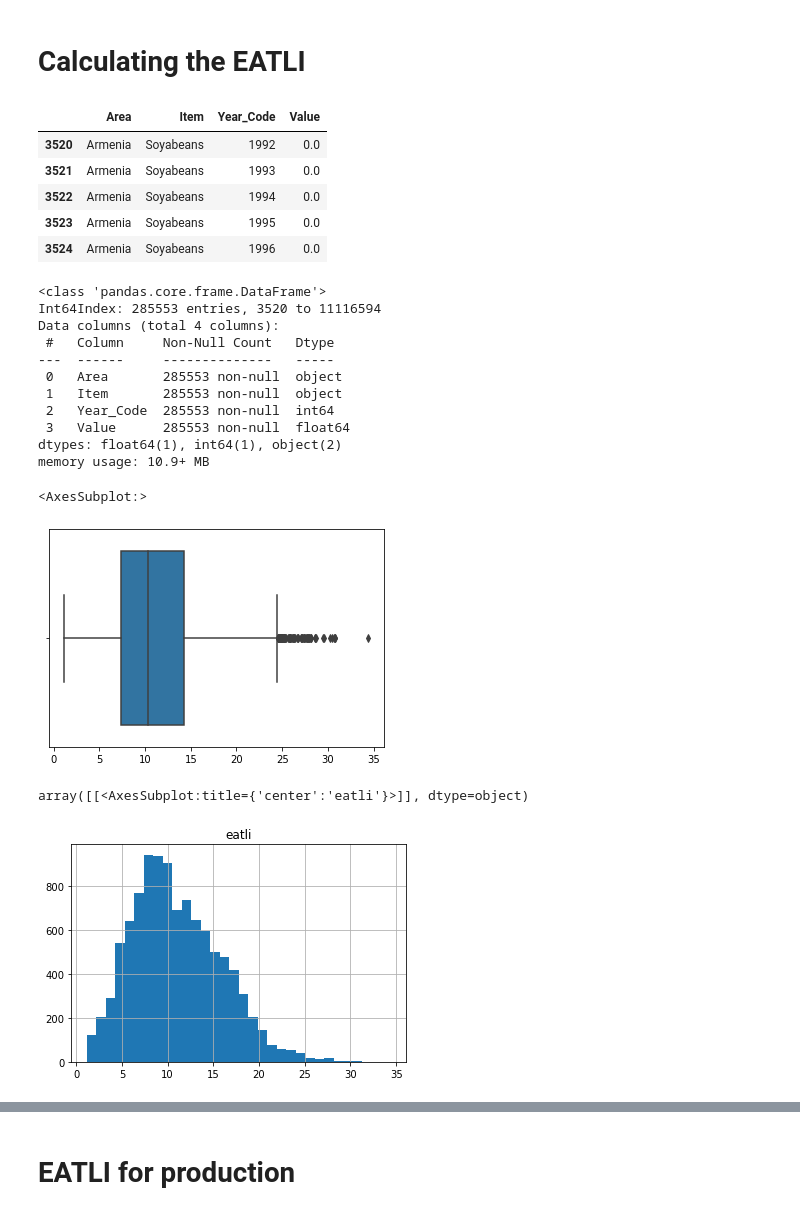
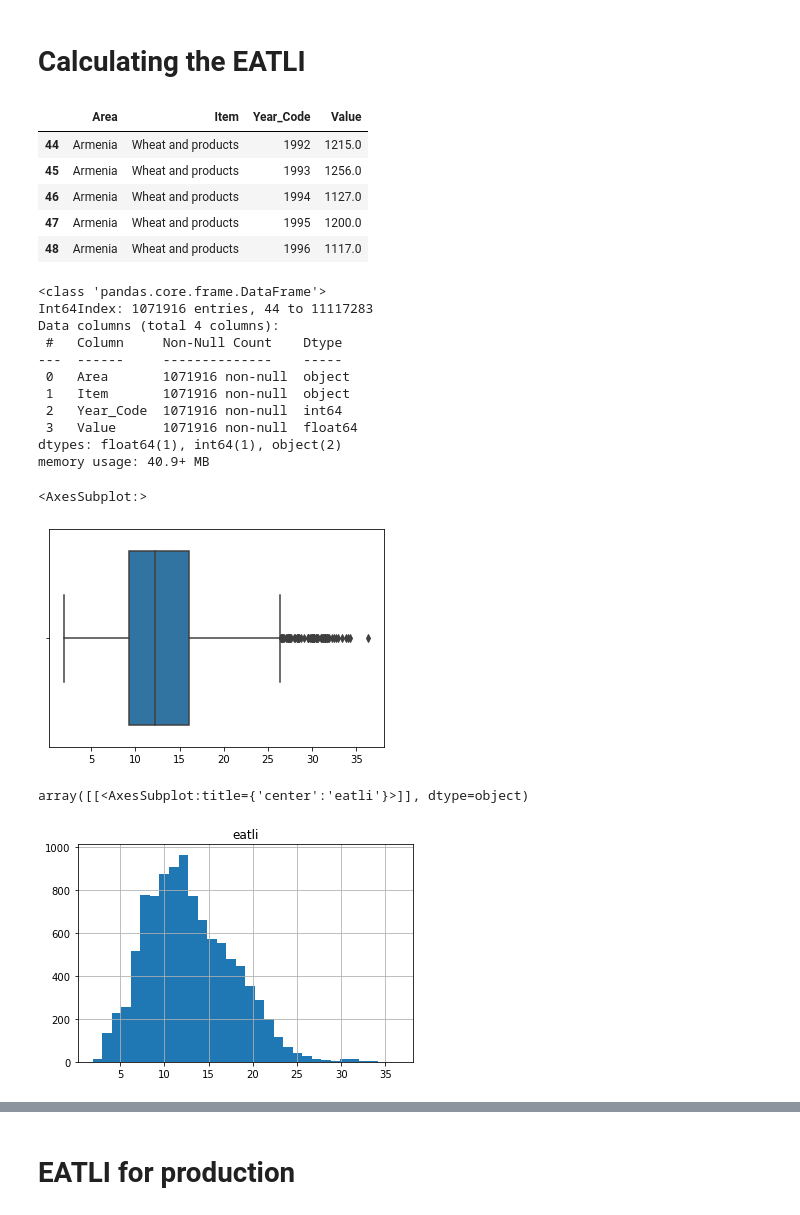
Before and after one commit to Michael-Suttle/assignment_2, a Jupyter notebook: Part_01.ipynb, the cells around one changed output, grey strips where cells are left out. Drawn from its saved outputs; the diff is of its cells as text; code cells hidden in the pictures.

```diff
--- a/Part_01.ipynb
+++ b/Part_01.ipynb
@@ -508,34 +510,34 @@ fbs_df_kcal_eatl = fbs_df_kcal[fbs_df_kcal.Item.isin(eatlitems)]
 # %%
-fbs_df_kcal_eatl = fbs_df_kcal_eatl[["Area","Item","Year_Code","Value"]]
+fbs_kcal = fbs_kcal[["Area","Item","Year_Code","Value"]]
 # %%
-fbs_df_kcal_eatl.head(5)
+fbs_kcal.head(5)
 # %% [output]
 |  | Area | Item | Year_Code | Value |
-| 3520 | Armenia | Soyabeans | 1992 | 0.0 |
-| 3521 | Armenia | Soyabeans | 1993 | 0.0 |
-| 3522 | Armenia | Soyabeans | 1994 | 0.0 |
-| 3523 | Armenia | Soyabeans | 1995 | 0.0 |
-| 3524 | Armenia | Soyabeans | 1996 | 0.0 |
+| 44 | Armenia | Wheat and products | 1992 | 1215.0 |
+| 45 | Armenia | Wheat and products | 1993 | 1256.0 |
+| 46 | Armenia | Wheat and products | 1994 | 1127.0 |
+| 47 | Armenia | Wheat and products | 1995 | 1200.0 |
+| 48 | Armenia | Wheat and products | 1996 | 1117.0 |
 # %%
-fbs_df_kcal_eatl.info()
+fbs_kcal.info()
 # %% [output]
 <class 'pandas.core.frame.DataFrame'>
-Int64Index: 285553 entries, 3520 to 11116594
+Int64Index: 1071916 entries, 44 to 11117283
 Data columns (total 4 columns):
- #   Column     Non-Null Count   Dtype
----  ------     --------------   -----
- 0   Area       285553 non-null  object
- 1   Item       285553 non-null  object
- 2   Year_Code  285553 non-null  int64
- 3   Value      285553 non-null  float64
+ #   Column     Non-Null Count    Dtype
+---  ------     --------------    -----
+ 0   Area       1071916 non-null  object
+ 1   Item       1071916 non-null  object
+ 2   Year_Code  1071916 non-null  int64
+ 3   Value      1071916 non-null  float64
 dtypes: float64(1), int64(1), object(2)
-memory usage: 10.9+ MB
+memory usage: 40.9+ MB
 # %%
-fbs_df_kcal_eatl_pvt = pd.pivot(fbs_df_kcal_eatl, index=["Area","Year_Code"], columns="Item", values="Value")
-fbs_df_kcal_eatl_pvt = fbs_df_kcal_eatl_pvt.reset_index()
-fbs_df_kcal_eatl_pvt.columns=fbs_df_kcal_eatl_pvt.columns.str.replace(' ','_')
-fbs_df_kcal_eatl_pvt.columns=fbs_df_kcal_eatl_pvt.columns.str.replace('-','')
-fbs_df_kcal_eatl_pvt.columns=fbs_df_kcal_eatl_pvt.columns.str.replace('&','')
-fbs_df_kcal_eatl_pvt.columns=fbs_df_kcal_eatl_pvt.columns.str.replace(',','')
+fbs_kcal = pd.pivot(fbs_kcal, index=["Area","Year_Code"], columns="Item", values="Value")
+fbs_kcal = fbs_kcal.reset_index()
+fbs_kcal.columns=fbs_kcal.columns.str.replace(' ','_')
+fbs_kcal.columns=fbs_kcal.columns.str.replace('-','')
+fbs_kcal.columns=fbs_kcal.columns.str.replace('&','')
+fbs_kcal.columns=fbs_kcal.columns.str.replace(',','')
 # %%
 def eatlicalc(df):
@@ -592,12 +601,30 @@ eatlilist = eatlicalc(fbs_df_kcal_eatl_pvt)
+# %%
+def maicalc(df):
+    df2 = df
+    df = df.fillna(0)
+    mailist = []
+    for i in range(0,len(df)):
+        med = (df.at[i,"Cereals__Excluding_Beer"] + df.at[i,"Fish_Seafood"] + df.at[i,"Fruits__Excluding_Wine"] +
+               df.at[i,"Groundnuts"] + df.at[i,"Olives_(including_preserved)"] + df.at[i,"Olive_Oil"] + df.at[i,"Soyabeans"]
+               + df.at[i,"Pulses"] + df.at[i,"Spices"] + df.at[i,"Starchy_Roots"] + df.at[i,"Treenuts"] +
+               df.at[i,"Vegetables"] + df.at[i,"Wine"])
+        nonmed = (df.at[i,"Alcoholic_Beverages"] - df.at[i,"Wine"] + df.at[i,"Animal_fats"] + df.at[i,"Meat"] +
+                  df.at[i,"Offals"] + df.at[i,"Oilcrops"] - df.at[i,"Groundnuts"] -
+                  df.at[i,"Olives_(including_preserved)"] - df.at[i,"Soyabeans"] + df.at[i,"Stimulants"] +
+                  df.at[i,"Sugar__Sweeteners"] + df.at[i,"Sugar_Crops"] + df.at[i,"Vegetable_Oils"] - df.at[i,"Olive_Oil"])
+        mai = med/nonmed
+        mailist.append(mai)
+    return mailist
 # %%
-fbs_df_kcal_eatl_pvt["eatli"] = eatlilist
+fbs_kcal["eatli"] = eatlicalc(fbs_kcal)
+fbs_kcal["mai"] = maicalc(fbs_kcal)
 # %%
-sns.boxplot(x=eatlilist)
+sns.boxplot(fbs_kcal["eatli"])
 # %% [output]
 <AxesSubplot:>
-[figure, old version]
+[figure, new version]
 # %%
-fbs_df_kcal_eatl_pvt.hist(column='eatli', bins=32)
+fbs_kcal.hist(column='eatli', bins=32)
 # %% [output]
 array([[<AxesSubplot:title={'center':'eatli'}>]], dtype=object)
-[figure, old version]
+[figure, new version]
```
Also changed, not shown: parts of 172 cells of this notebook.
